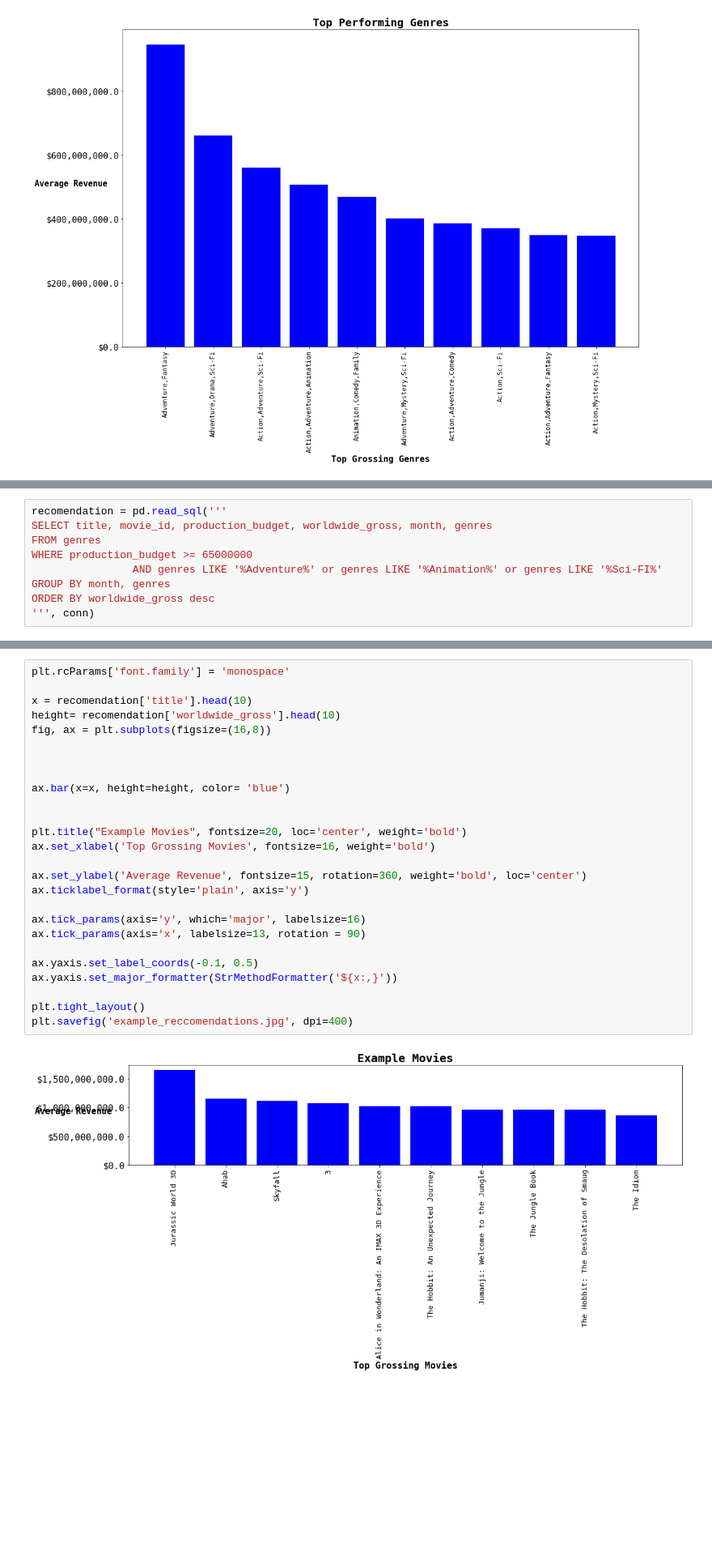
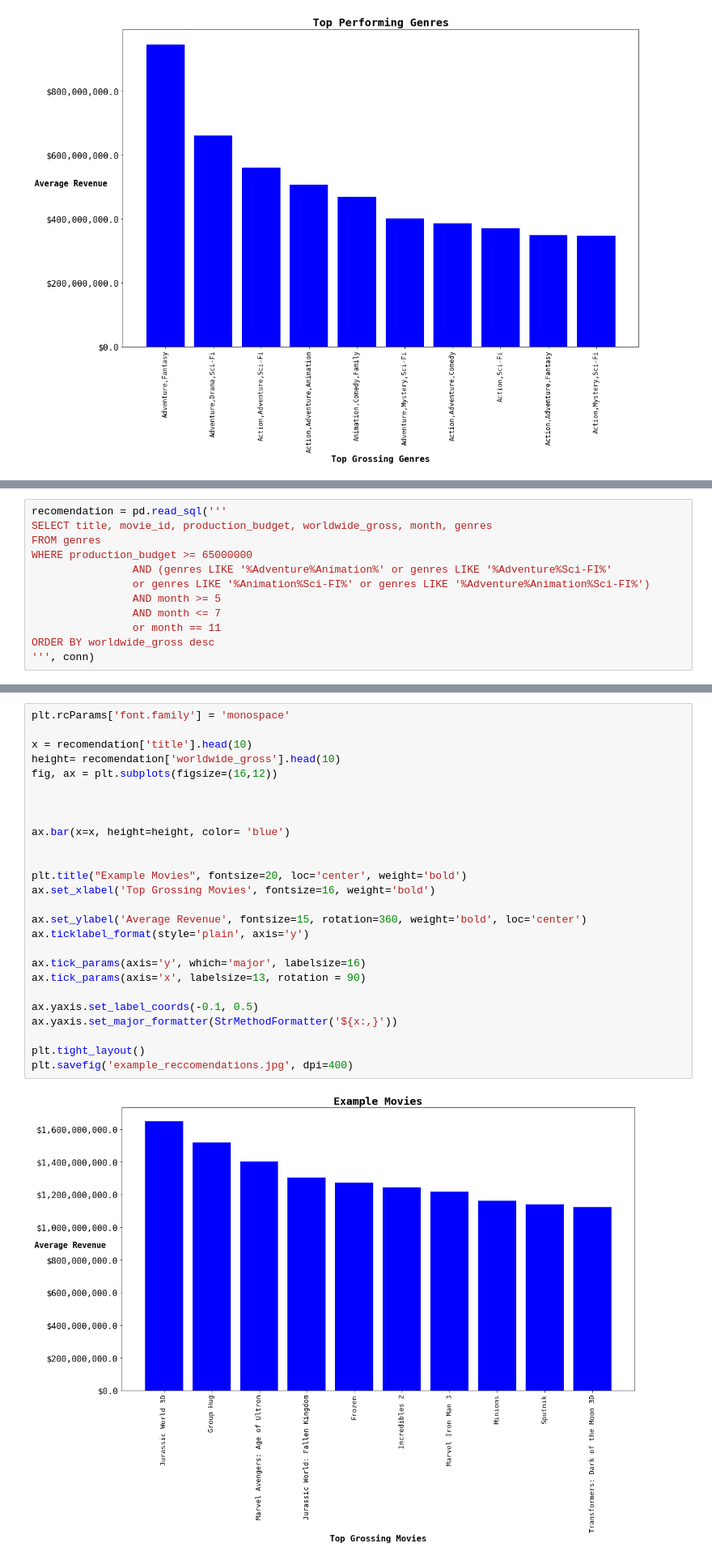
Before and after one commit to ImMaxRoss/Movie_Project, a Jupyter notebook: Max_Code.ipynb, the cells around one changed output, grey strips where cells are left out. Shown at 81% size. Cells and saved outputs as stored; diff of their text form; blank space fills up the shorter version.

```diff
--- a/Max_Code.ipynb
+++ b/Max_Code.ipynb
@@ -276,8 +279,11 @@ recomendation = pd.read_sql('''
 SELECT title, movie_id, production_budget, worldwide_gross, month, genres
 FROM genres
 WHERE production_budget >= 65000000
-                AND genres LIKE '%Adventure%' or genres LIKE '%Animation%' or genres LIKE '%Sci-FI%'
-GROUP BY month, genres
+                AND (genres LIKE '%Adventure%Animation%' or genres LIKE '%Adventure%Sci-FI%'
+                or genres LIKE '%Animation%Sci-FI%' or genres LIKE '%Adventure%Animation%Sci-FI%')
+                AND month >= 5
+                AND month <= 7
+                or month == 11
 ORDER BY worldwide_gross desc
 ''', conn)
 # %%
@@ -299,28 +305,28 @@ recomendation
 # %%
 plt.rcParams['font.family'] = 'monospace'
 
 x = recomendation['title'].head(10)
 height= recomendation['worldwide_gross'].head(10)
-fig, ax = plt.subplots(figsize=(16,8))
+fig, ax = plt.subplots(figsize=(16,12))
 
 
 
 ax.bar(x=x, height=height, color= 'blue')
 
 
 plt.title("Example Movies", fontsize=20, loc='center', weight='bold')
 ax.set_xlabel('Top Grossing Movies', fontsize=16, weight='bold')
 
 ax.set_ylabel('Average Revenue', fontsize=15, rotation=360, weight='bold', loc='center')
 ax.ticklabel_format(style='plain', axis='y')
 
 ax.tick_params(axis='y', which='major', labelsize=16)
 ax.tick_params(axis='x', labelsize=13, rotation = 90)
 
 ax.yaxis.set_label_coords(-0.1, 0.5)
 ax.yaxis.set_major_formatter(StrMethodFormatter('${x:,}'))
 
 plt.tight_layout()
 plt.savefig('example_reccomendations.jpg', dpi=400)
 # %% [output]
-[figure, old version]
+[figure, new version]
```
Also changed, not shown: parts of 14 cells of this notebook, 3 other files.
